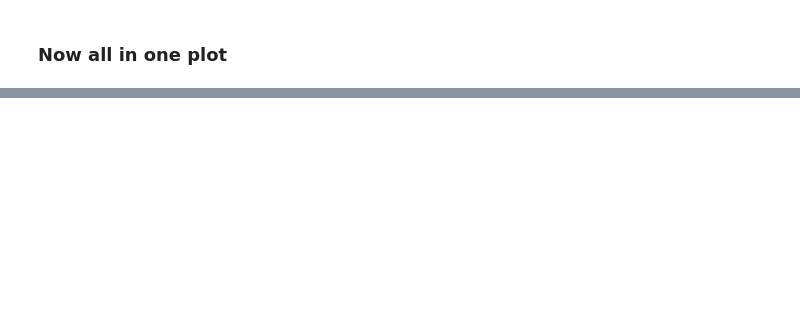
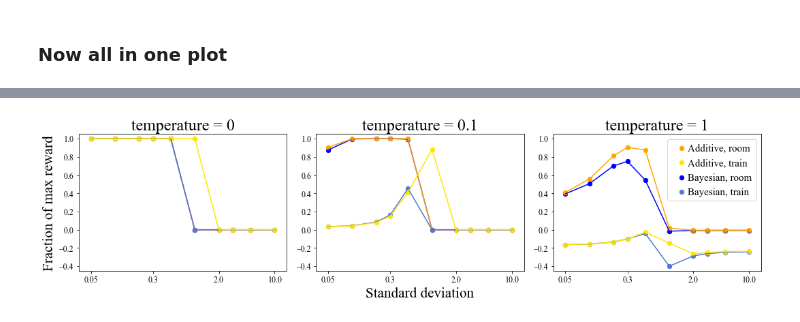
Before and after one commit to krasheninnikov/max-causal-ent-irl, a Jupyter notebook: tuning-hyperparams.ipynb, the cells around one changed output, grey strips where cells are left out. Drawn from its saved outputs; the diff is of its cells as text; code cells hidden in the pictures; blank space fills up the shorter version.

```diff
--- a/tuning-hyperparams.ipynb
+++ b/tuning-hyperparams.ipynb
@@ -186,0 +208,8 @@ plot_params_multiple(env_lists_per_t, titles_list=titles_list)
+# %%
+env_lists_per_t = [stats_list_per_env_t0, stats_list_per_env_t01, stats_list_per_env_t1]
+titles_list = ['temperature = 0','temperature = 0.1','temperature = 1']
+
+plt.rcParams["font.family"] = "Times New Roman"
+plot_params_multiple(env_lists_per_t, titles_list=titles_list, figname='_x3')
+# %% [output]
+[figure, added]
```
Also changed, not shown: parts of 6 cells of this notebook.
